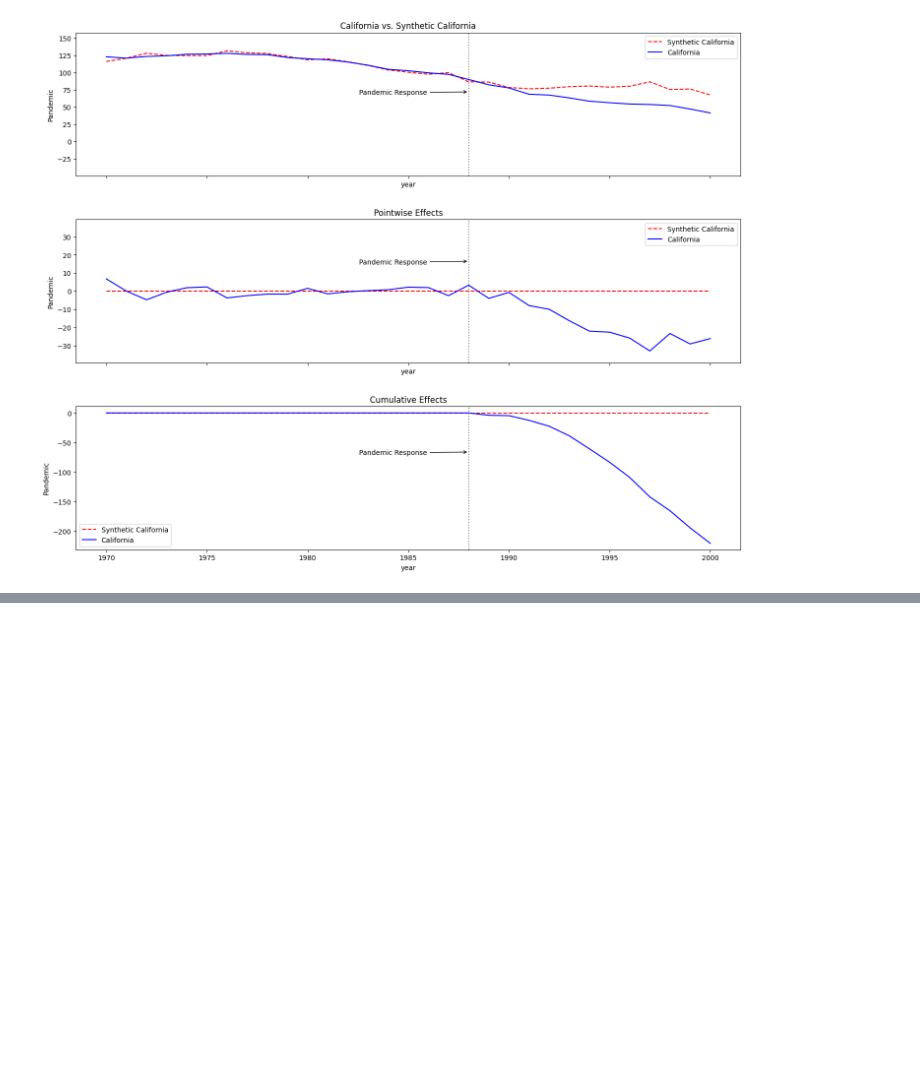
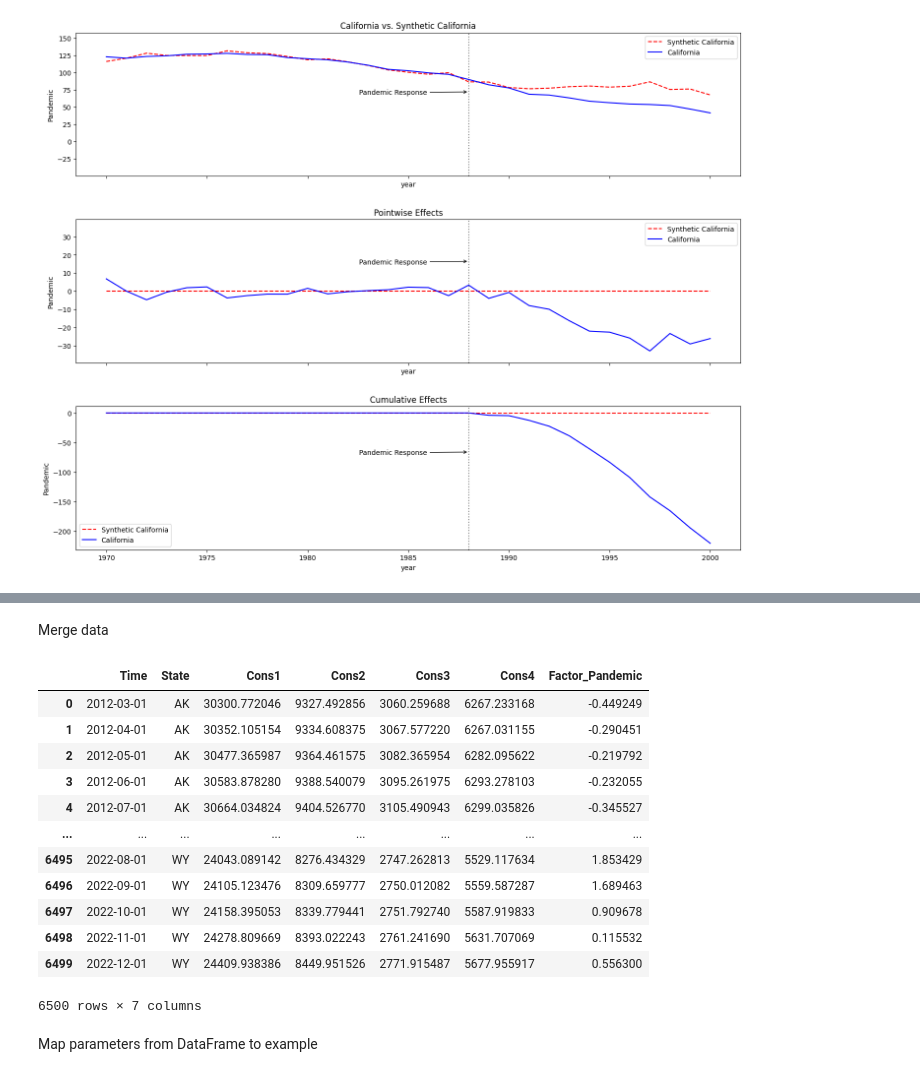
Before and after one commit to jvivian/DFMDash, a Jupyter notebook: reports/SCM/scm.ipynb, the cells around one changed output, grey strips where cells are left out. Cells and saved outputs as stored; diff of their text form; code cells hidden in the pictures; blank space fills up the shorter version.

```diff
--- a/reports/SCM/scm.ipynb
+++ b/reports/SCM/scm.ipynb
@@ -131,0 +219,22 @@ sc.plot(
+# %% [markdown]
+Merge data
+# %%
+merge = factors.join(df).reset_index()
+merge = merge[ ['Time', 'State', 'Cons1', 'Cons2', 'Cons3', 'Cons4', 'Factor_Pandemic']]
+merge
+# %% [output]
+|  | Time | State | Cons1 | Cons2 | Cons3 | Cons4 | Factor_Pandemic |
+| 0 | 2012-03-01 | AK | 30300.772046 | 9327.492856 | 3060.259688 | 6267.233168 | -0.449249 |
+| 1 | 2012-04-01 | AK | 30352.105154 | 9334.608375 | 3067.577220 | 6267.031155 | -0.290451 |
+| 2 | 2012-05-01 | AK | 30477.365987 | 9364.461575 | 3082.365954 | 6282.095622 | -0.219792 |
+| 3 | 2012-06-01 | AK | 30583.878280 | 9388.540079 | 3095.261975 | 6293.278103 | -0.232055 |
+| 4 | 2012-07-01 | AK | 30664.034824 | 9404.526770 | 3105.490943 | 6299.035826 | -0.345527 |
+| ... | ... | ... | ... | ... | ... | ... | ... |
+| 6495 | 2022-08-01 | WY | 24043.089142 | 8276.434329 | 2747.262813 | 5529.117634 | 1.853429 |
+| 6496 | 2022-09-01 | WY | 24105.123476 | 8309.659777 | 2750.012082 | 5559.587287 | 1.689463 |
+| 6497 | 2022-10-01 | WY | 24158.395053 | 8339.779441 | 2751.792740 | 5587.919833 | 0.909678 |
+| 6498 | 2022-11-01 | WY | 24278.809669 | 8393.022243 | 2761.241690 | 5631.707069 | 0.115532 |
+| 6499 | 2022-12-01 | WY | 24409.938386 | 8449.951526 | 2771.915487 | 5677.955917 | 0.556300 |
+6500 rows × 7 columns
+# %% [markdown]
+Map parameters from DataFrame to example
```
Also changed, not shown: parts of 16 cells of this notebook, 1 other file.
